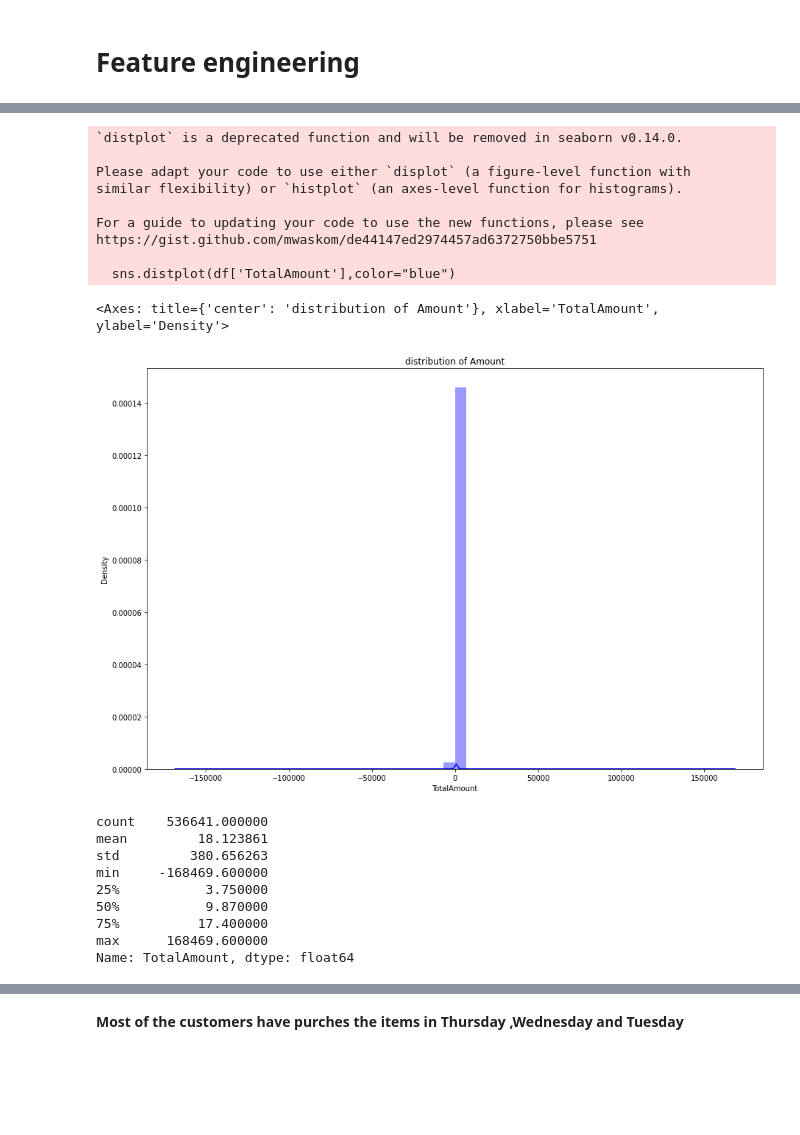
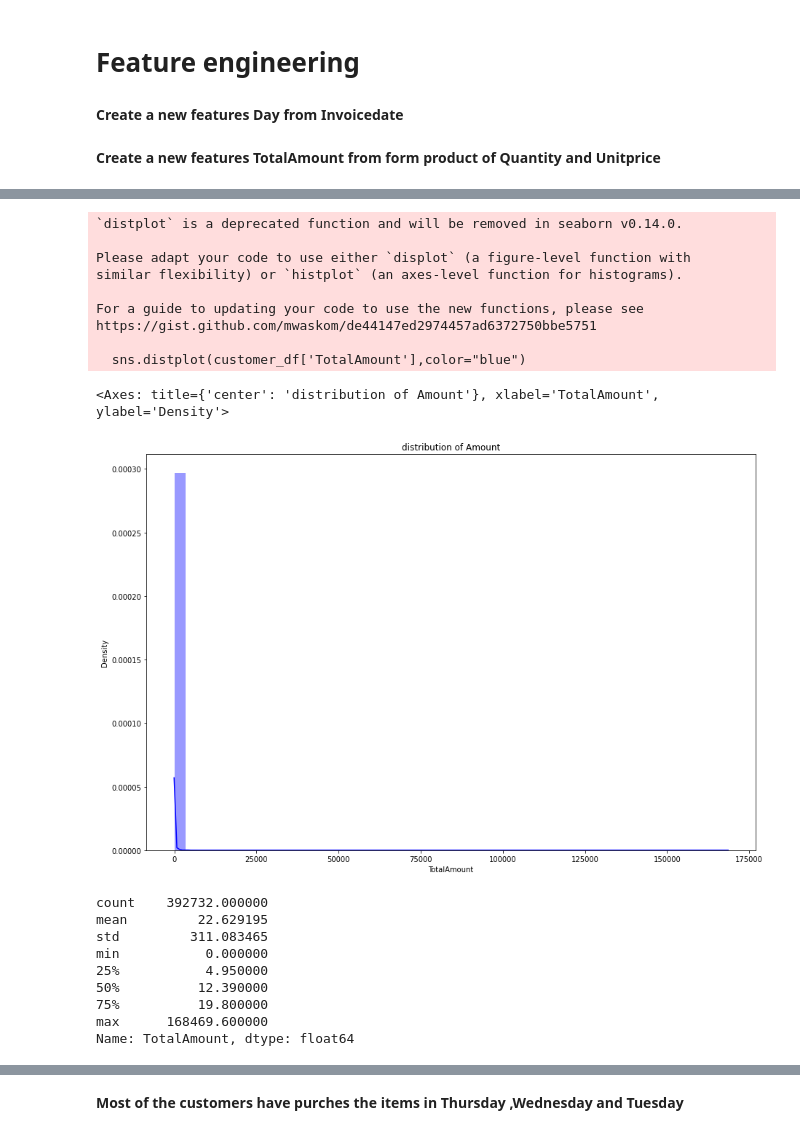
Before and after one commit to harshithgowdakc/Online-Retail-Customer-Segmentation, a Jupyter notebook: Online_Retail_Customer_Segmentation.ipynb, the cells around one changed output, grey strips where cells are left out. Cells and saved outputs as stored; diff of their text form; code cells hidden in the pictures; blank space fills up the shorter version.

```diff
--- a/Online_Retail_Customer_Segmentation.ipynb
+++ b/Online_Retail_Customer_Segmentation.ipynb
@@ -254,0 +301,2 @@ df[df['InvoiceNo'].str.contains('C')]
+# %%
+customer_df=customer_df[~customer_df['InvoiceNo'].str.contains('C')]
@@ -255,11 +313,11 @@ df[df['InvoiceNo'].str.contains('C')]
 # %% [markdown]
 **convert invoice Data column into 'year','month','day','hour','minute','second'**
 # %%
-df['InvoiceDate_year']   =df['InvoiceDate'].dt.year
-df['InvoiceDate_month']  =df['InvoiceDate'].dt.month
-df['InvoiceDate_day']    =df['InvoiceDate'].dt.day
-df['InvoiceDate_hour']   =df['InvoiceDate'].dt.hour
-df['InvoiceDate_minute'] =df['InvoiceDate'].dt.minute
-df['InvoiceDate_second'] =df['InvoiceDate'].dt.second
+customer_df['InvoiceDate_year'] = customer_df['InvoiceDate'].dt.year
+customer_df['InvoiceDate_month'] = customer_df['InvoiceDate'].dt.month
+customer_df['InvoiceDate_day'] = customer_df['InvoiceDate'].dt.day
+customer_df['InvoiceDate_hour'] = customer_df['InvoiceDate'].dt.hour
+customer_df['InvoiceDate_minute'] = customer_df['InvoiceDate'].dt.minute
+customer_df['InvoiceDate_second'] = customer_df['InvoiceDate'].dt.second
 # %%
 print("Columns and data types")
@@ -636,7 +691,11 @@ sns.heatmap(abs(correlation), annot=True, cmap='coolwarm')
 # %% [markdown]
 # **Feature engineering**
+# %% [markdown]
+**Create a new features Day from Invoicedate**
 # %%
-df['Day']= df['InvoiceDate'].dt.day_name()
+customer_df['Day']=customer_df['InvoiceDate'].dt.day_name()
+# %% [markdown]
+**Create a new features TotalAmount from form product of Quantity and Unitprice**
 # %%
-df['TotalAmount']= df['Quantity']*df['UnitPrice']
+customer_df['TotalAmount']=customer_df['Quantity']*customer_df['UnitPrice']
 # %%
@@ -651,29 +710,29 @@ df.head()
 # %%
 plt.figure(figsize=(15,10))
 plt.title('distribution of Amount')
-sns.distplot(df['TotalAmount'],color="blue")
+sns.distplot(customer_df['TotalAmount'],color="blue")
 # %% [output]
 `distplot` is a deprecated function and will be removed in seaborn v0.14.0.
 
 Please adapt your code to use either `displot` (a figure-level function with
 similar flexibility) or `histplot` (an axes-level function for histograms).
 
 For a guide to updating your code to use the new functions, please see
 https://gist.github.com/mwaskom/de44147ed2974457ad6372750bbe5751
 
-  sns.distplot(df['TotalAmount'],color="blue")
+  sns.distplot(customer_df['TotalAmount'],color="blue")
 <Axes: title={'center': 'distribution of Amount'}, xlabel='TotalAmount', ylabel='Density'>
-[figure, old version]
+[figure, new version]
 # %%
-df['TotalAmount'].describe()
+customer_df['TotalAmount'].describe()
 # %% [output]
-count    536641.000000
-mean         18.123861
-std         380.656263
-min     -168469.600000
-25%           3.750000
-50%           9.870000
-75%          17.400000
+count    392732.000000
+mean         22.629195
+std         311.083465
+min           0.000000
+25%           4.950000
+50%          12.390000
+75%          19.800000
 max      168469.600000
 Name: TotalAmount, dtype: float64
 # %%
```
Also changed, not shown: parts of 111 cells of this notebook.
